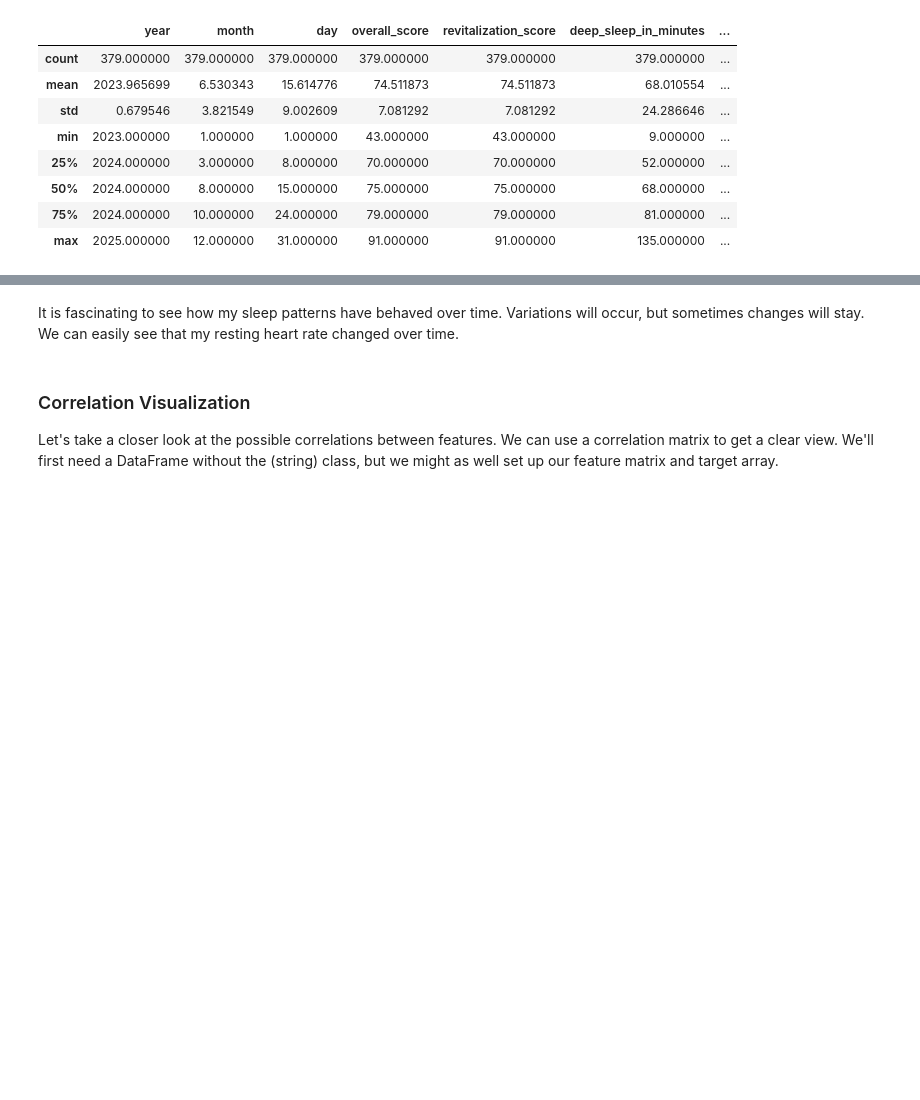
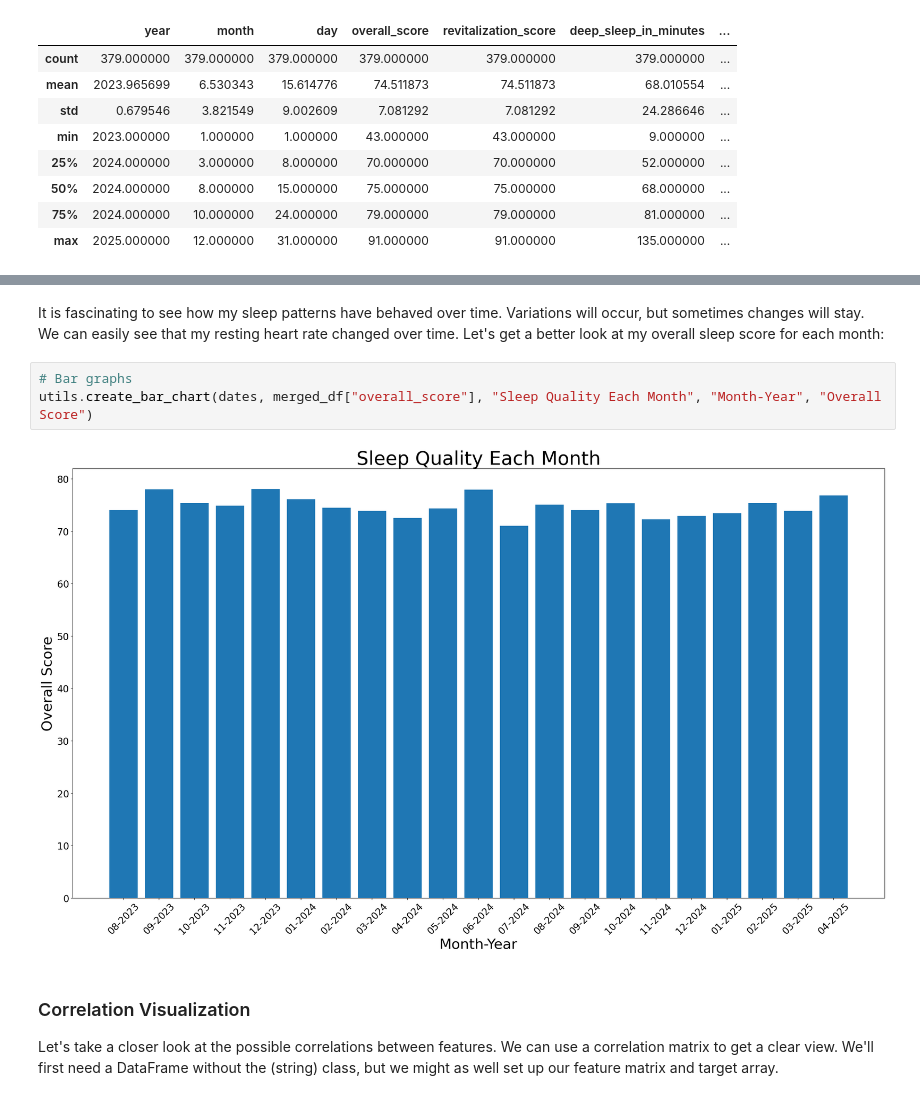
Before and after one commit to Justin-cmd359/Quantified-Self-Project-for-CPSC222, a Jupyter notebook: Project.ipynb, the cells around one changed output, grey strips where cells are left out. Cells and saved outputs as stored; diff of their text form; blank space fills up the shorter version.

```diff
--- a/Project.ipynb
+++ b/Project.ipynb
@@ -163,5 +160,12 @@ utils.create_line_graph(merged_df.index, merged_df["restlessness"], "Restlessnes
 # %% [markdown]
-It is fascinating to see how my sleep patterns have behaved over time. Variations will occur, but sometimes changes will stay. We can easily see that my resting heart rate changed over time.
+It is fascinating to see how my sleep patterns have behaved over time. Variations will occur, but sometimes changes will stay.
+We can easily see that my resting heart rate changed over time.
+Let's get a better look at my overall sleep score for each month:
+# %%
+# Bar graphs
+utils.create_bar_chart(dates, merged_df["overall_score"], "Sleep Quality Each Month", "Month-Year", "Overall Score")
+# %% [output]
+[figure, added]
 # %% [markdown]
 ### Correlation Visualization
 Let's take a closer look at the possible correlations between features. We can use a correlation matrix to get a clear view. We'll first need a DataFrame without the (string) class, but we might as well set up our feature matrix and target array.
```
Also changed, not shown: parts of 7 cells of this notebook, 10 other files.
